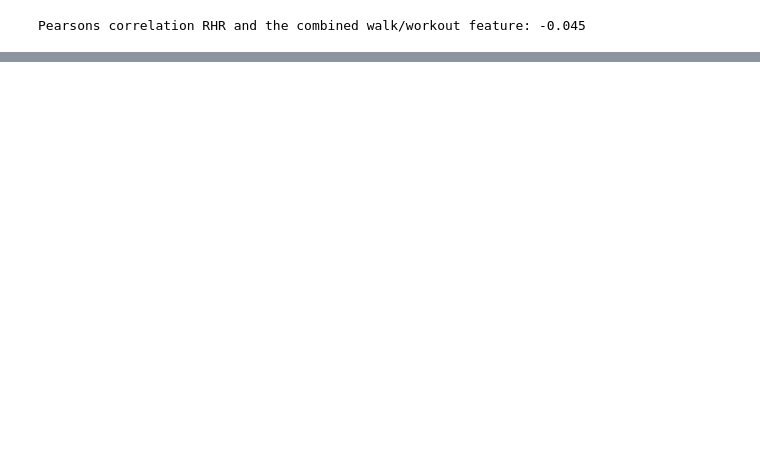
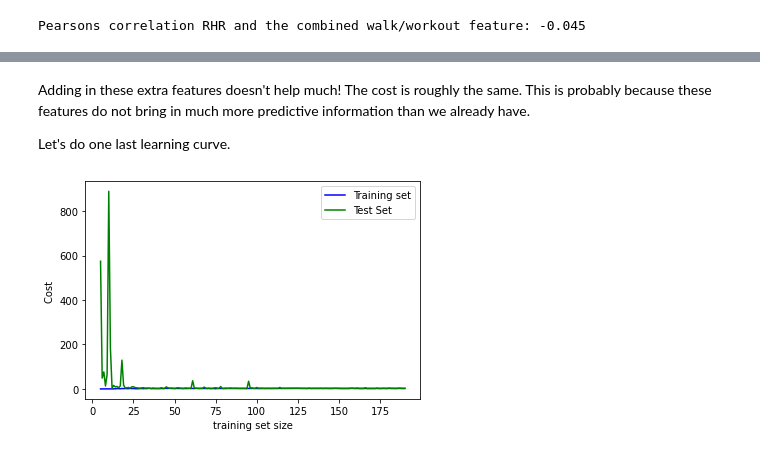
Before and after one commit to chmltf/heart_rate_resting_predictor, a Jupyter notebook: Fitbit_data_RHR_sleep.ipynb, the cells around one changed output, grey strips where cells are left out. Cells and saved outputs as stored; diff of their text form; code cells hidden in the pictures; blank space fills up the shorter version.

```diff
--- a/Fitbit_data_RHR_sleep.ipynb
+++ b/Fitbit_data_RHR_sleep.ipynb
@@ -253,0 +484,31 @@ all_data.head()
+# %% [markdown]
+Adding in these extra features doesn't help much! The cost is roughly the same. This is probably because these features do not bring in much more predictive information than we already have.
+
+Let's do one last learning curve.
+# %%
+learning_curve_data = np.array([])
+i = list(range(5, round(len(index_list)*0.8)))
+
+for a in i:
+	np.random.shuffle(index_list)
+	all_data_shuffled = all_data.iloc[index_list, :]
+	all_data_shuffled = all_data_shuffled.reset_index()
+	all_data_shuffled.drop('timestamp', axis = 1, inplace = True)
+	Xtrain, ytrain, Xtest, yTest = generateXyobjects(all_data_shuffled, list(range(0, a)), list(range(a, (a+len(testIndex)))), [0, 1, 2, 3, 5, 6, 7, 8, 9, 10], 4)
+	theta = computeTheta(Xtrain, ytrain)
+	yPredictTest = Xtest.dot(theta)
+	yPredictTrain = Xtrain.dot(theta)
+	Jtrain = computeCost(a, yPredictTrain, ytrain)
+	Jtest = computeCost(len(testIndex), yPredictTest, yTest)
+	iteration = np.array([a, Jtrain, Jtest], dtype=object)
+	learning_curve_data = np.concatenate((learning_curve_data, iteration), axis = 0)
+
+learning_curve_data = np.reshape(learning_curve_data, (-1, 3))
+fig, ax = plt.subplots()
+ax.plot(learning_curve_data[:, 0], learning_curve_data[:, 1], 'b-', label = 'Training set')
+ax.plot(learning_curve_data[:, 0], learning_curve_data[:, 2], 'g-', label = 'Test Set')
+ax.set(xlabel='training set size', ylabel='Cost ')
+ax.legend()
+plt.show()
+# %% [output]
+[figure, added]
```
Also changed, not shown: parts of 74 cells of this notebook.
